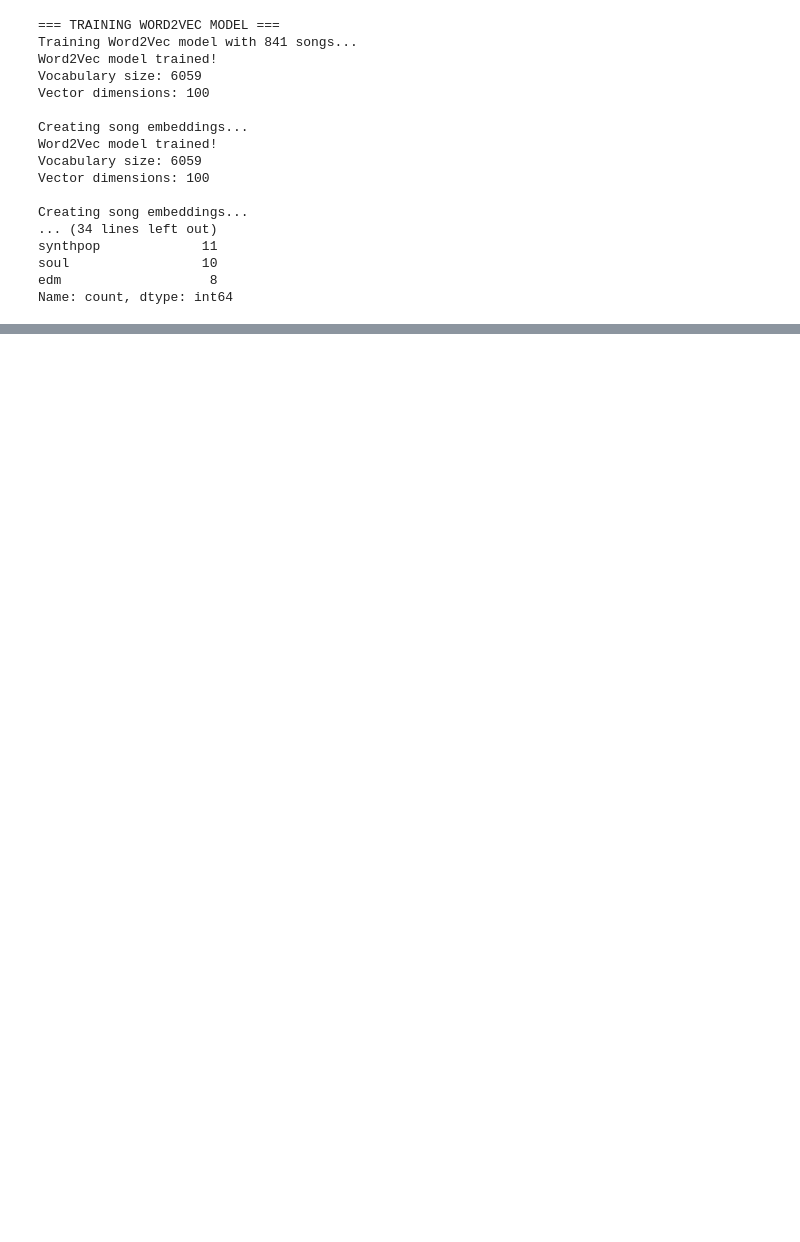
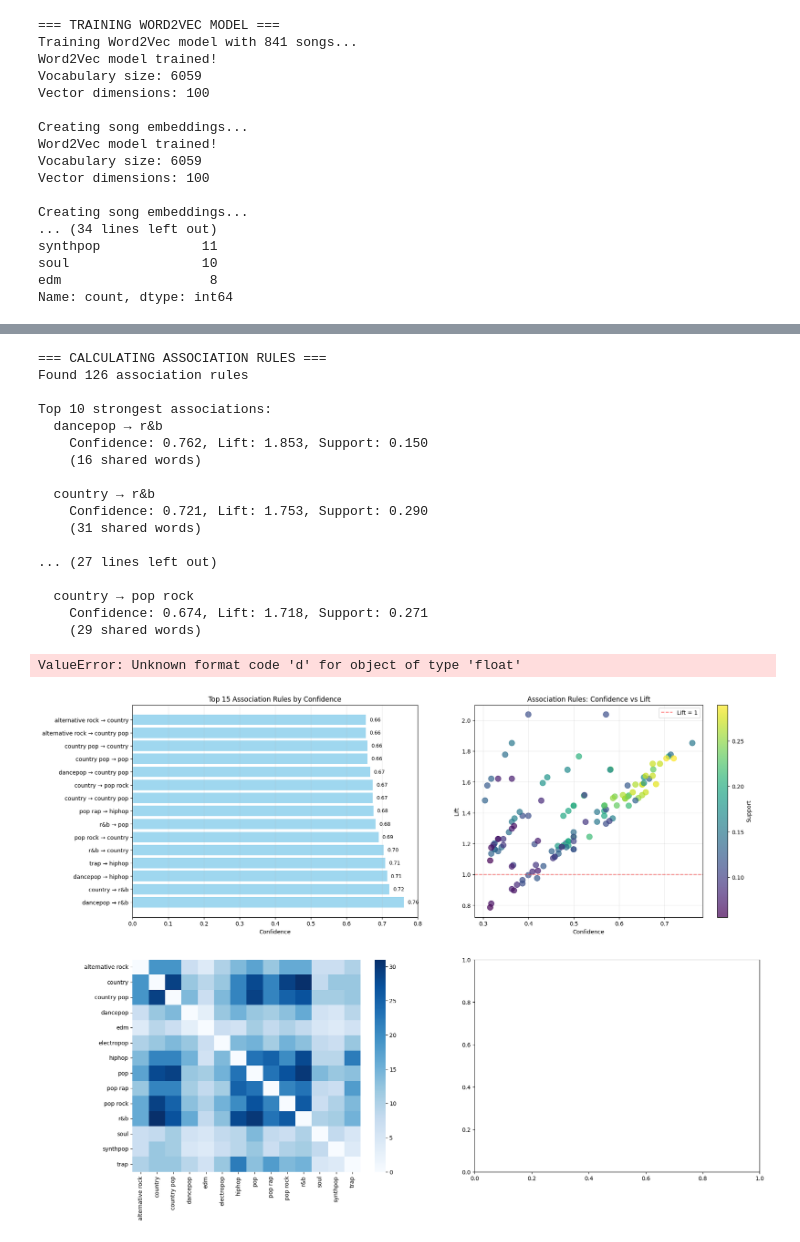
Before and after one commit to wkandersen/02807-computational-data-science, a Jupyter notebook: tf-idf.ipynb, the cells around one changed output, grey strips where cells are left out. Cells and saved outputs as stored; diff of their text form; code cells hidden in the pictures; blank space fills up the shorter version.

```diff
--- a/tf-idf.ipynb
+++ b/tf-idf.ipynb
@@ -607,17 +536,3 @@ Created TF-IDF matrix with shape: (944, 1000)
 Genres included: ['2step garage, r&b', 'acoustic hiphop', 'afrobeats', 'afrobeats, pop, r&b, reggae', 'afrobeats, r&b', 'altcountry, americana, folk, bluegrass', 'alternative dance, dancerock, pop roc ...
 Created TF-IDF matrix with shape: (944, 1000)
 Genres included: ['2step garage, r&b', 'acoustic hiphop', 'afrobeats', 'afrobeats, pop, r&b, reggae', 'afrobeats, r&b', 'altcountry, americana, folk, bluegrass', 'alternative dance, dancerock, pop roc ...
-# %%
-
-df_copy = df_songs.copy()
-df_copy['genre'] = (
-    df_copy['genre']
-      .astype(str)
-      .apply(lambda x: [g.strip() for g in x.split(',')] if ',' in x else [x.strip()])
-)
-
-all_genres = [g for genres in df_copy['genre'] for g in genres]
-genre_counts = Counter(all_genres)
-genres = genre_counts.most_common(15)
-top_15_genres = [g for g, count in genres]
-top_15_genres
@@ -2820,0 +2162,45 @@ compare_clustering_approaches()
+# %%
+# Calculate Association Rules
+print("\n=== CALCULATING ASSOCIATION RULES ===")
+
+# Calculate association rules with different thresholds
+rules_df, genre_counts, pair_counts = calculate_association_rules(
+    baskets,
+    min_support=0.05,    # At least 5% of words are shared
+    min_confidence=0.3   # At least 30% confidence
+)
+
+print(f"Found {len(rules_df)} association rules")
+
+if not rules_df.empty:
+    print(f"\nTop 10 strongest associations:")
+    top_rules = rules_df.nlargest(10, 'confidence')
+
+    for _, rule in top_rules.iterrows():
+        print(f"  {rule['antecedent']} → {rule['consequent']}")
+        print(f"    Confidence: {rule['confidence']:.3f}, Lift: {rule['lift']:.3f}, Support: {rule['support']:.3f}")
+        print(f"    ({rule['shared_words']} shared words)")
+        print()
+
+# Visualize the associations
+visualize_genre_associations(rules_df, genre_counts, pair_counts, top_n=15)
+# %% [output]
+=== CALCULATING ASSOCIATION RULES ===
+Found 126 association rules
+
+Top 10 strongest associations:
+  dancepop → r&b
+    Confidence: 0.762, Lift: 1.853, Support: 0.150
+    (16 shared words)
+
+  country → r&b
+    Confidence: 0.721, Lift: 1.753, Support: 0.290
+    (31 shared words)
+
+... (27 lines left out)
+
+  country → pop rock
+    Confidence: 0.674, Lift: 1.718, Support: 0.271
+    (29 shared words)
+ValueError: Unknown format code 'd' for object of type 'float'
+[figure, added]
```
Also changed, not shown: parts of 30 cells of this notebook.
